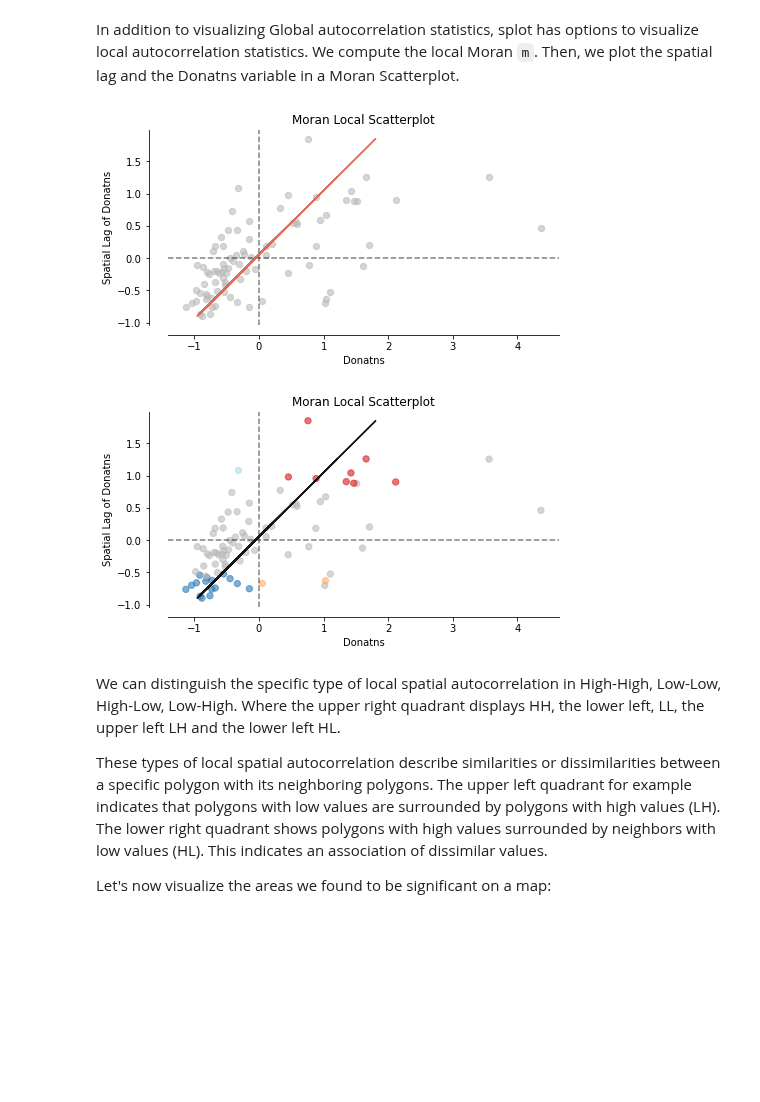
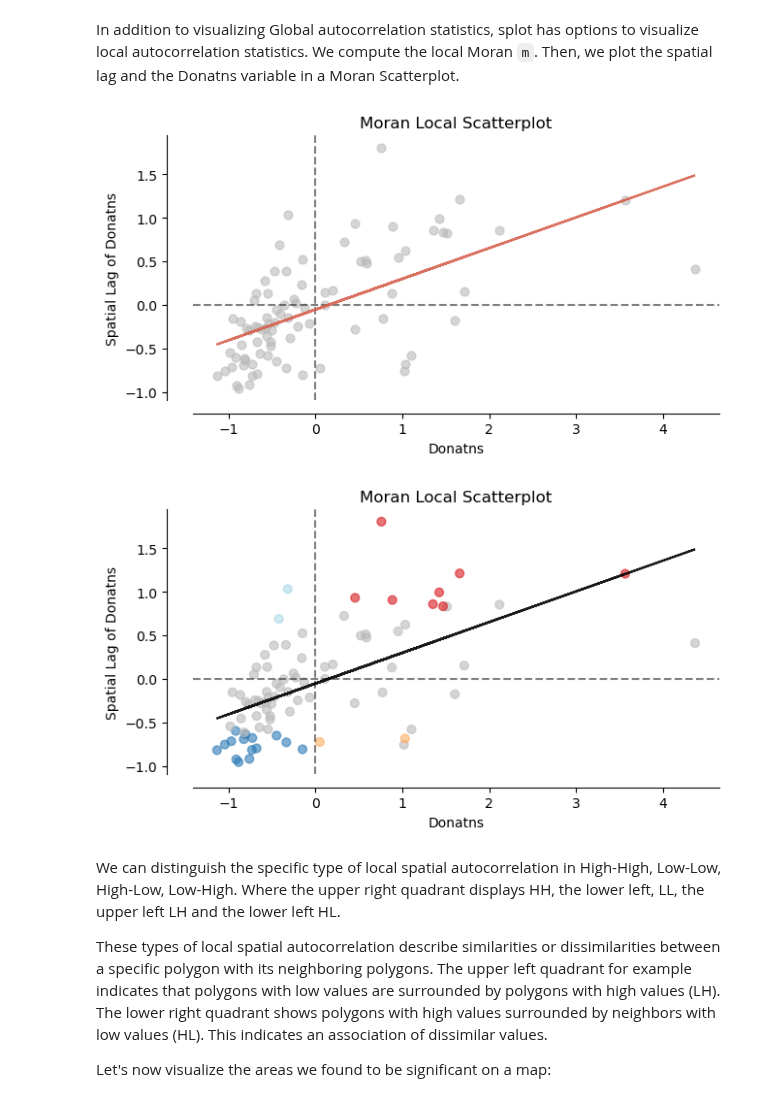
Before and after one commit to pysal/splot, a Jupyter notebook: notebooks/esda_morans_viz.ipynb, the cells around one changed output. Drawn from its saved outputs; the diff is of its cells as text; code cells hidden in the pictures; blank space fills up the shorter version.

Commit message:
fix scatter plots and regression lines

```diff
--- a/notebooks/esda_morans_viz.ipynb
+++ b/notebooks/esda_morans_viz.ipynb
@@ -33,8 +33,8 @@ gdf = gpd.read_file(link_to_data)
 # %% [markdown]
 For this example we will focus on the Donatns (charitable donations per capita) variable. We will calculate Contiguity weights `w` with `libpysals` `Queen.from_dataframe(gdf)`. Then we transform our weights to be row-standardized.
 # %%
-y = gdf['Donatns'].values
-w = Queen.from_dataframe(gdf)
+donations = gdf['Donatns'].values
+w = Queen.from_dataframe(gdf, use_index=False)
 w.transform = 'r'
 # %% [markdown]
 ## Assessing Global Spatial Autocorrelation
@@ -43,7 +43,7 @@ We calculate Moran's I. A test for global autocorrelation for a continuous attri
 # %%
 from esda.moran import Moran
 
-w = Queen.from_dataframe(gdf)
-moran = Moran(y, w)
+w = Queen.from_dataframe(gdf, use_index=False)
+moran = Moran(donations, w)
 moran.I
 # %% [output]
@@ -77,22 +77,22 @@ In addition to visualizing Global autocorrelation statistics, splot has options
 # %%
 from splot.esda import moran_scatterplot
 from esda.moran import Moran_Local
 
 # calculate Moran_Local and plot
-moran_loc = Moran_Local(y, w)
-fig, ax = moran_scatterplot(moran_loc)
+moran_loc = Moran_Local(donations, w)
+fig, ax = moran_scatterplot(moran_loc, zstandard=True)
 ax.set_xlabel('Donatns')
 ax.set_ylabel('Spatial Lag of Donatns')
 plt.show()
 # %% [output]
-[figure, old version]
+[figure, new version]
 # %%
 fig, ax = moran_scatterplot(moran_loc, p=0.05)
 ax.set_xlabel('Donatns')
 ax.set_ylabel('Spatial Lag of Donatns')
 plt.show()
 # %% [output]
-[figure, old version]
+[figure, new version]
 # %% [markdown]
 We can distinguish the specific type of local spatial autocorrelation in High-High, Low-Low, High-Low, Low-High.
 Where the upper right quadrant displays HH, the lower left, LL, the upper left LH and the lower left HL.
```
Also changed, not shown: parts of 13 cells of this notebook, 1 other file.
